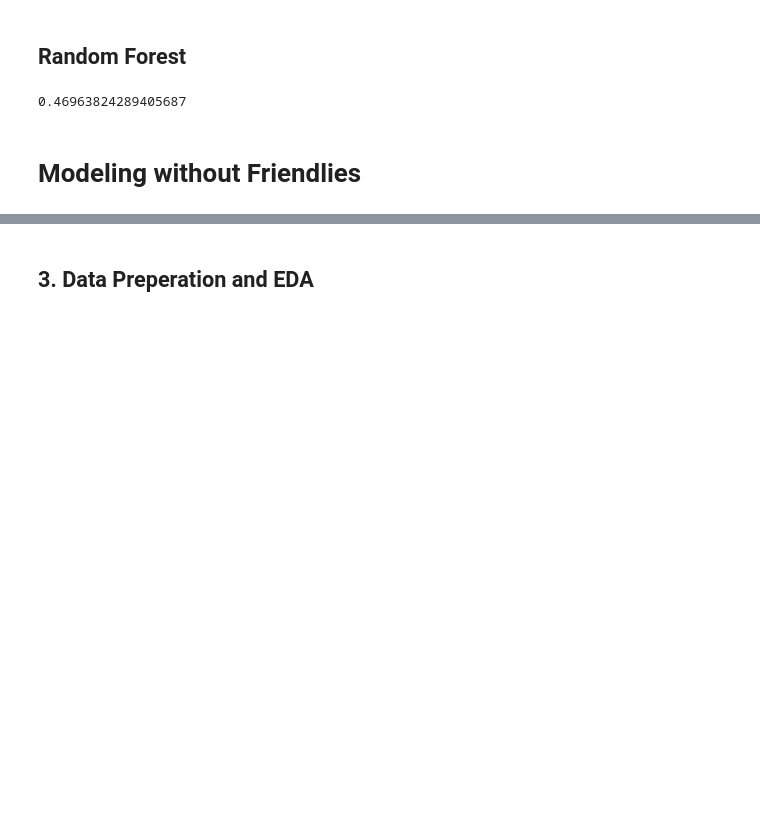
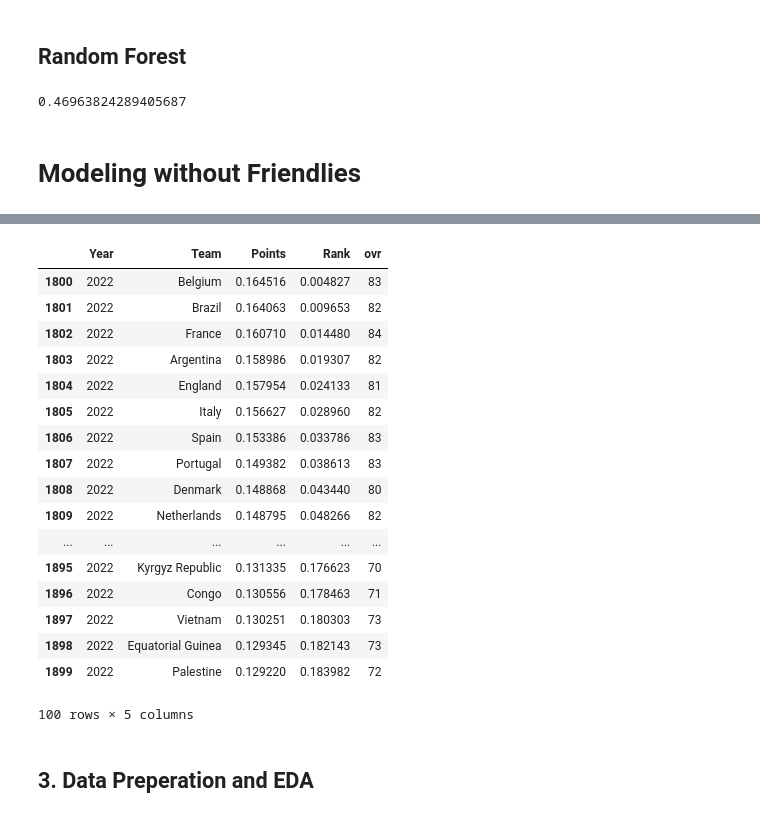
Before and after one commit to DavidHoffman11/WorldCupPredictor, a Jupyter notebook: world_cup_prediction.ipynb, the cells around one changed output, grey strips where cells are left out. Cells and saved outputs as stored; diff of their text form; code cells hidden in the pictures; blank space fills up the shorter version.

```diff
--- a/world_cup_prediction.ipynb
+++ b/world_cup_prediction.ipynb
@@ -389,0 +399,9 @@ array([87., 86., 85., ..., 73., 73., 72.])
+# %%
+imputedOveralls = points.copy()
+imputedOveralls = pd.get_dummies(imputedOveralls, columns = ['Year'])
+
+xImpute = imputedOveralls.drop(columns=['Team'])
+
+overall_predictions = lm.predict(xImpute)
+overall_predictions = np.round(overall_predictions)
+overall_predictions
@@ -893,3 +1375,24 @@ accuracy_score(y_test, forest_predictions)
+# %%
+points.tail(100)
+# %% [output]
+|  | Year | Team | Points | Rank | ovr |
+| 1800 | 2022 | Belgium | 0.164516 | 0.004827 | 83 |
+| 1801 | 2022 | Brazil | 0.164063 | 0.009653 | 82 |
+| 1802 | 2022 | France | 0.160710 | 0.014480 | 84 |
+| 1803 | 2022 | Argentina | 0.158986 | 0.019307 | 82 |
+| 1804 | 2022 | England | 0.157954 | 0.024133 | 81 |
+| 1805 | 2022 | Italy | 0.156627 | 0.028960 | 82 |
+| 1806 | 2022 | Spain | 0.153386 | 0.033786 | 83 |
+| 1807 | 2022 | Portugal | 0.149382 | 0.038613 | 83 |
+| 1808 | 2022 | Denmark | 0.148868 | 0.043440 | 80 |
+| 1809 | 2022 | Netherlands | 0.148795 | 0.048266 | 82 |
+| ... | ... | ... | ... | ... | ... |
+| 1895 | 2022 | Kyrgyz Republic | 0.131335 | 0.176623 | 70 |
+| 1896 | 2022 | Congo | 0.130556 | 0.178463 | 71 |
+| 1897 | 2022 | Vietnam | 0.130251 | 0.180303 | 73 |
+| 1898 | 2022 | Equatorial Guinea | 0.129345 | 0.182143 | 73 |
+| 1899 | 2022 | Palestine | 0.129220 | 0.183982 | 72 |
+100 rows × 5 columns
 # %% [markdown]
 ## 3. Data Preperation and EDA
 # %%
```
Also changed, not shown: parts of 19 cells of this notebook.
